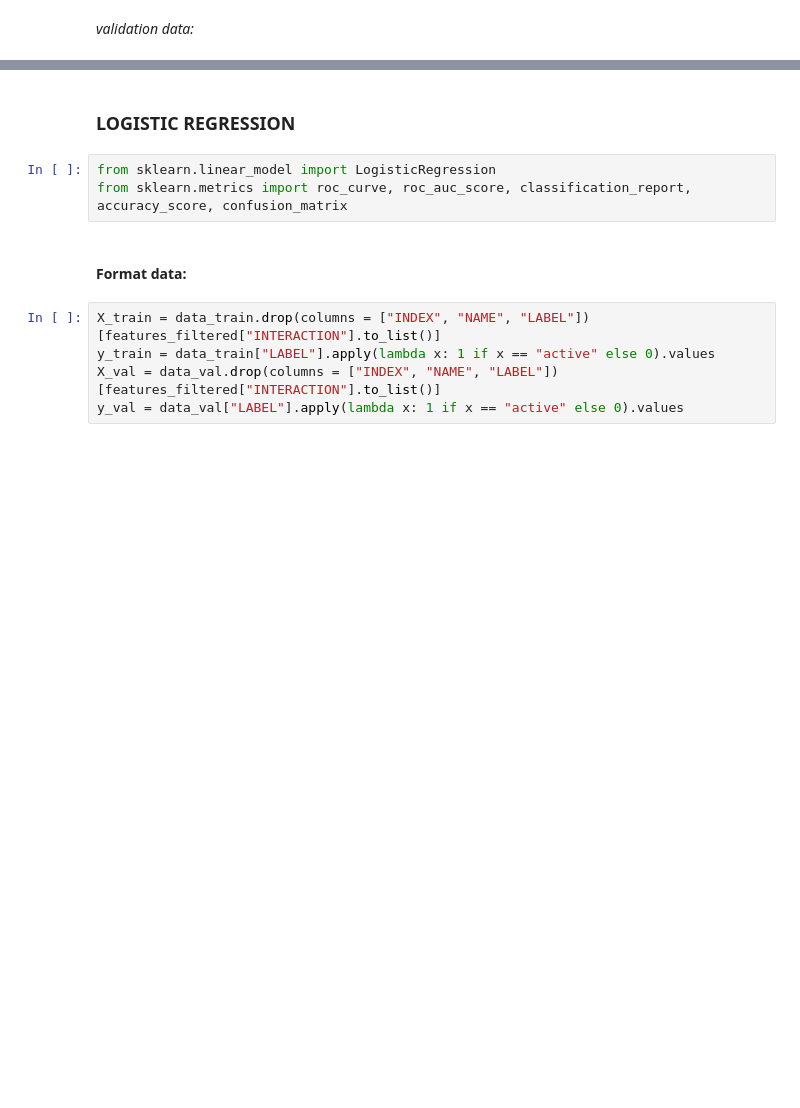
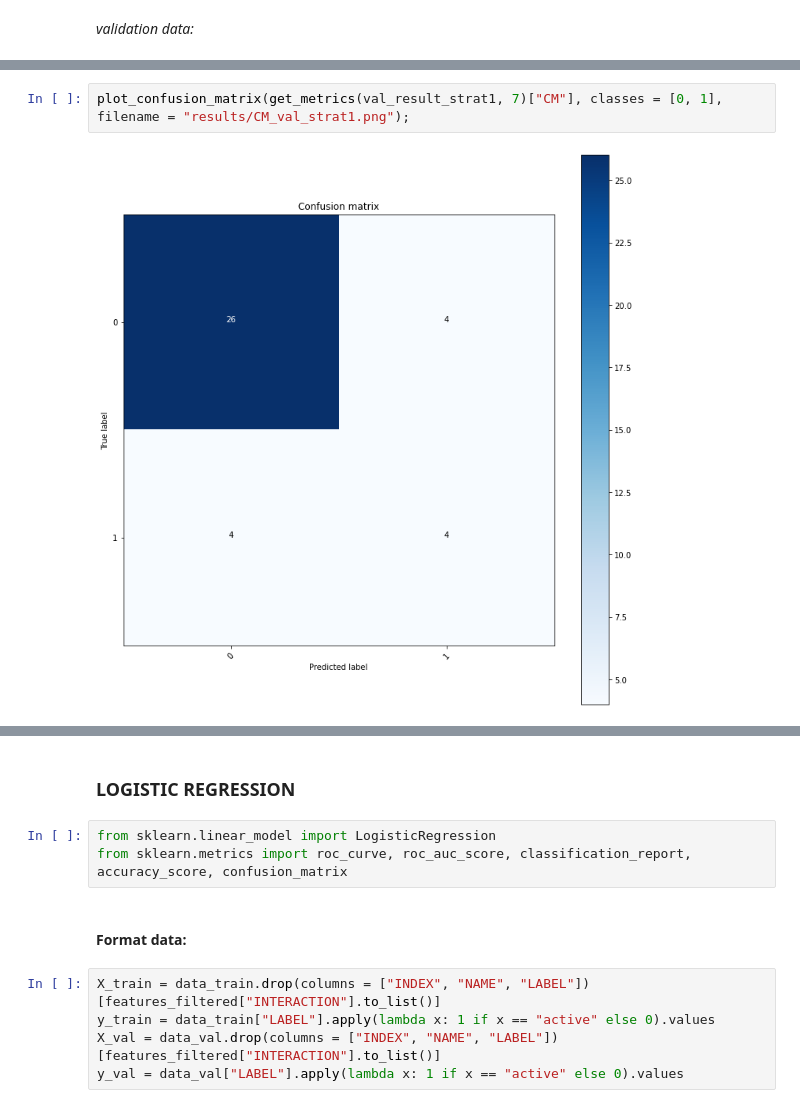
Before and after one commit to michabirklbauer/protein_docking, a Jupyter notebook: data/soluble_epoxide_hydrolase/scoring/scoring.ipynb, the cells around one changed output, grey strips where cells are left out. Saved outputs shown, nothing was run; the diff lists cells and outputs as text; blank space fills up the shorter version.

```diff
--- a/data/soluble_epoxide_hydrolase/scoring/scoring.ipynb
+++ b/data/soluble_epoxide_hydrolase/scoring/scoring.ipynb
@@ -298,0 +288,4 @@ Strategy 4:  {'Ya': 0.5, 'EF': 2.375, 'REF': 50.0}
+# %%
+plot_confusion_matrix(get_metrics(val_result_strat1, 7)["CM"], classes = [0, 1], filename = "results/CM_val_strat1.png");
+# %% [output]
+[figure, added]
```
Also changed, not shown: parts of 19 cells of this notebook, 7 other files.
